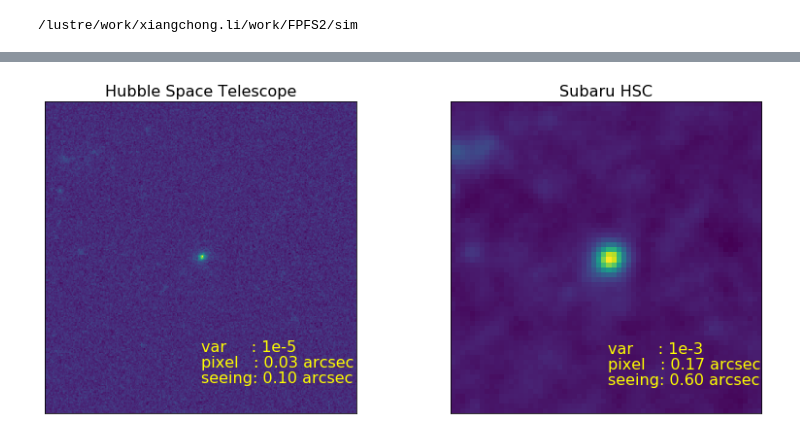
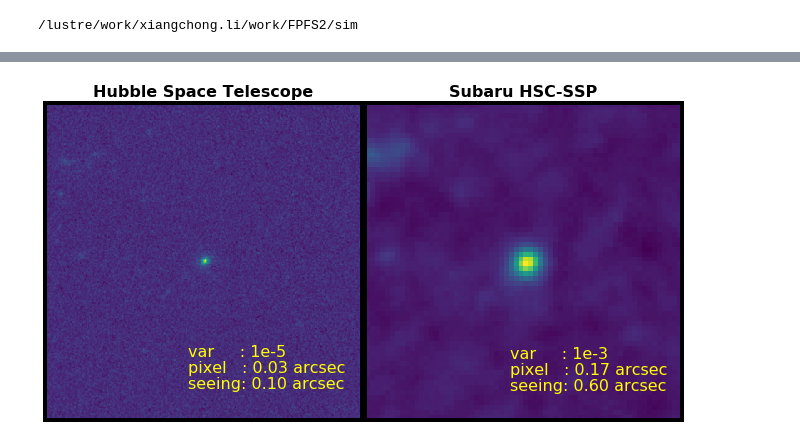
Before and after one commit to mr-superonion/FPFS, a Jupyter notebook: notebook/sim/3_2-rgcSimS4.ipynb, the cells around one changed output, grey strips where cells are left out. Saved outputs shown, nothing was run; the diff lists cells and outputs as text; code cells hidden in the pictures.

Commit message:
some plots for illutration purpose

```diff
--- a/notebook/sim/3_2-rgcSimS4.ipynb
+++ b/notebook/sim/3_2-rgcSimS4.ipynb
@@ -101,25 +102,40 @@ galsim.hsm.ShapeData(image_bounds=galsim.BoundsI(xmin=0, xmax=63, ymin=0, ymax=6
 # %%
 plt.close()
 fs=16
-figure=plt.figure(figsize=(12,5))
+figure=plt.figure(figsize=(10,5))
 ax=figure.add_subplot(1,2,1)
-ax.set_title('Hubble Space Telescope',fontsize=fs)
+ax.set_title('Hubble Space Telescope',fontsize=fs,weight='bold')
 ax.imshow(gals[0])
 ngrid=gals[0].shape[0]
-ax.text(0.5*ngrid,0.9*ngrid,'seeing: 0.10 arcsec',color='yellow',fontsize=fs)
-ax.text(0.5*ngrid,0.85*ngrid,'pixel   : 0.03 arcsec',color='yellow',fontsize=fs)
-ax.text(0.5*ngrid,0.8*ngrid,'var     : 1e-5',color='yellow',fontsize=fs)
+ax.text(0.45*ngrid,0.9*ngrid,'seeing: 0.10 arcsec',color='yellow',fontsize=fs)
+ax.text(0.45*ngrid,0.85*ngrid,'pixel   : 0.03 arcsec',color='yellow',fontsize=fs)
+ax.text(0.45*ngrid,0.8*ngrid,'var     : 1e-5',color='yellow',fontsize=fs)
 ax.get_xaxis().set_visible(False)
 ax.get_yaxis().set_visible(False)
+for pos in ['top','right','left','bottom']:
+    sp=ax.spines[pos]
+    sp.set_color('black')
+    sp.set_linewidth(4)
+
 ax=figure.add_subplot(1,2,2)
-ax.set_title('Subaru HSC',fontsize=fs)
+ax.set_title('Subaru HSC-SSP',fontsize=fs,weight='bold')
 ax.imshow(gals[1])
 ngrid=gals[1].shape[0]
-ax.text(0.5*ngrid,0.9*ngrid,'seeing: 0.60 arcsec',color='yellow',fontsize=fs)
-ax.text(0.5*ngrid,0.85*ngrid,'pixel   : 0.17 arcsec',color='yellow',fontsize=fs)
-ax.text(0.5*ngrid,0.8*ngrid,'var     : 1e-3',color='yellow',fontsize=fs)
+ax.text(0.45*ngrid,0.9*ngrid,'seeing: 0.60 arcsec',color='yellow',fontsize=fs)
+ax.text(0.45*ngrid,0.85*ngrid,'pixel   : 0.17 arcsec',color='yellow',fontsize=fs)
+ax.text(0.45*ngrid,0.8*ngrid,'var     : 1e-3',color='yellow',fontsize=fs)
 ax.get_xaxis().set_visible(False)
 ax.get_yaxis().set_visible(False)
-plt.tight_layout()
+for pos in ['top','right','left','bottom']:
+    sp=ax.spines[pos]
+    sp.set_color('black')
+    sp.set_linewidth(4)
+#plt.tight_layout()
+figure.subplots_adjust(left=0.02,
+                bottom=0.02,
+                right=0.98,
+                top=0.90,
+                wspace=-0.14)
+figure.savefig('HST2HSC.png')
 # %% [output]
-[figure, old version]
+[figure, new version]
```
Also changed, not shown: parts of 3 cells of this notebook, 1 other file.
